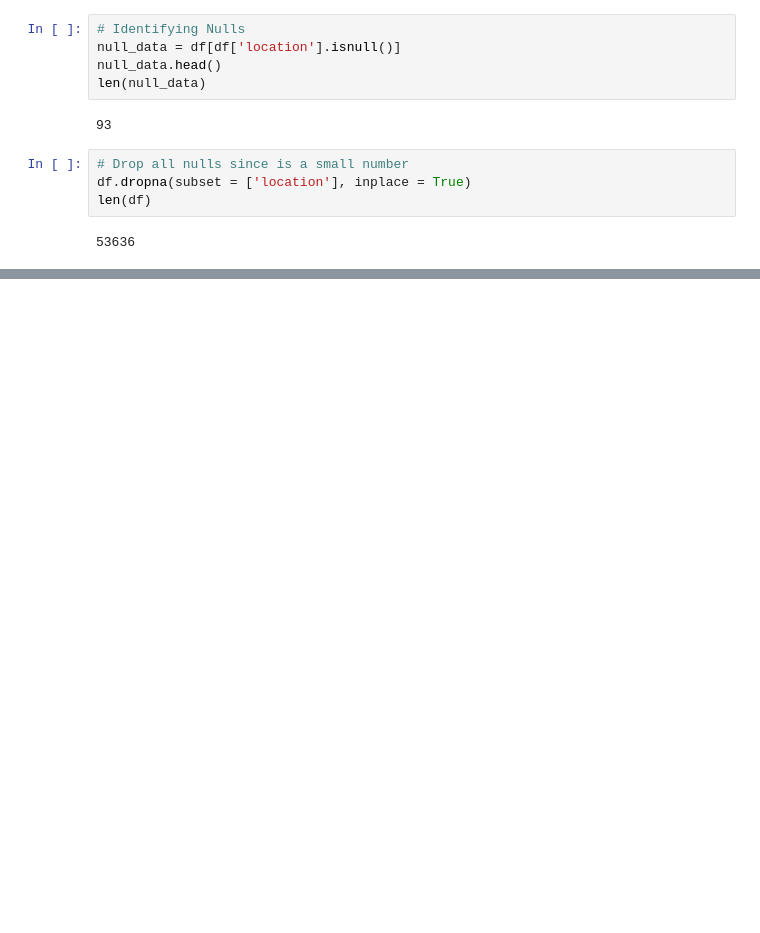
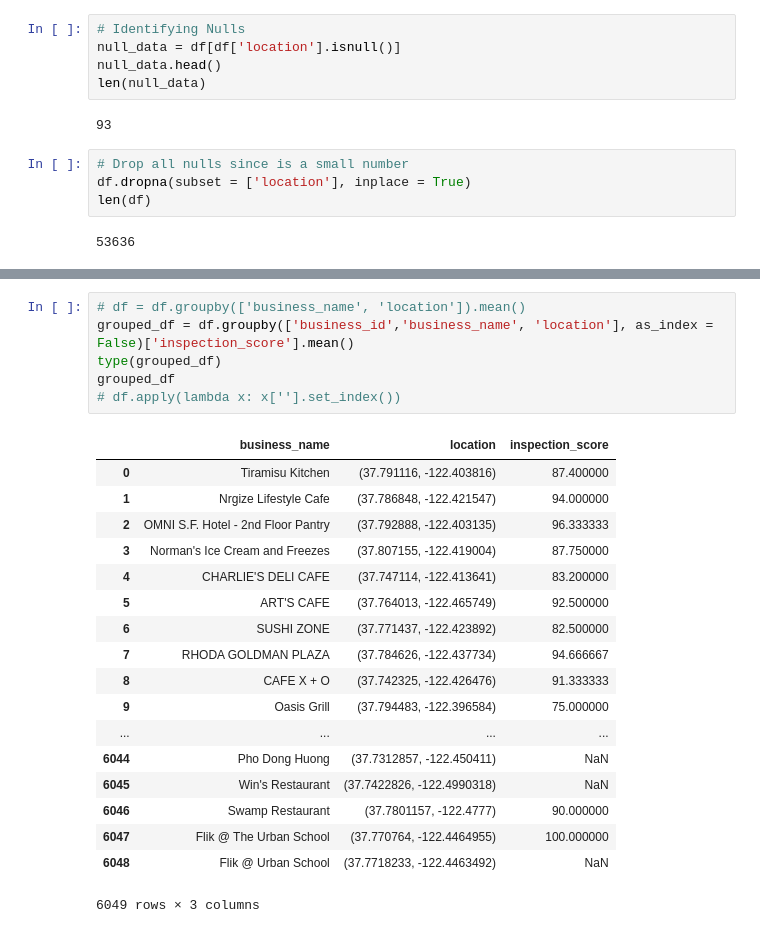
Before and after one commit to manulohiya/checkin-predictor, a Jupyter notebook: notebooks/checkin-predictor-datacollection.ipynb, the cells around one changed output, grey strips where cells are left out. Drawn from its saved outputs; the diff is of its cells as text; blank space fills up the shorter version.

```diff
--- a/notebooks/checkin-predictor-datacollection.ipynb
+++ b/notebooks/checkin-predictor-datacollection.ipynb
@@ -62,0 +90,25 @@ len(df)
+# %%
+# df = df.groupby(['business_name', 'location']).mean()
+grouped_df = df.groupby(['business_id','business_name', 'location'], as_index = False)['inspection_score'].mean()
+type(grouped_df)
+grouped_df
+# df.apply(lambda x: x[''].set_index())
+# %% [output]
+|  | business_name | location | inspection_score |
+| 0 | Tiramisu Kitchen | (37.791116, -122.403816) | 87.400000 |
+| 1 | Nrgize Lifestyle Cafe | (37.786848, -122.421547) | 94.000000 |
+| 2 | OMNI S.F. Hotel - 2nd Floor Pantry | (37.792888, -122.403135) | 96.333333 |
+| 3 | Norman's Ice Cream and Freezes | (37.807155, -122.419004) | 87.750000 |
+| 4 | CHARLIE'S DELI CAFE | (37.747114, -122.413641) | 83.200000 |
+| 5 | ART'S CAFE | (37.764013, -122.465749) | 92.500000 |
+| 6 | SUSHI ZONE | (37.771437, -122.423892) | 82.500000 |
+| 7 | RHODA GOLDMAN PLAZA | (37.784626, -122.437734) | 94.666667 |
+| 8 | CAFE X + O | (37.742325, -122.426476) | 91.333333 |
+| 9 | Oasis Grill | (37.794483, -122.396584) | 75.000000 |
+| ... | ... | ... | ... |
+| 6044 | Pho Dong Huong | (37.7312857, -122.450411) | NaN |
+| 6045 | Win's Restaurant | (37.7422826, -122.4990318) | NaN |
+| 6046 | Swamp Restaurant | (37.7801157, -122.4777) | 90.000000 |
+| 6047 | Flik @ The Urban School | (37.770764, -122.4464955) | 100.000000 |
+| 6048 | Flik @ Urban School | (37.7718233, -122.4463492) | NaN |
+6049 rows × 3 columns
```
Also changed, not shown: parts of 21 cells of this notebook.
